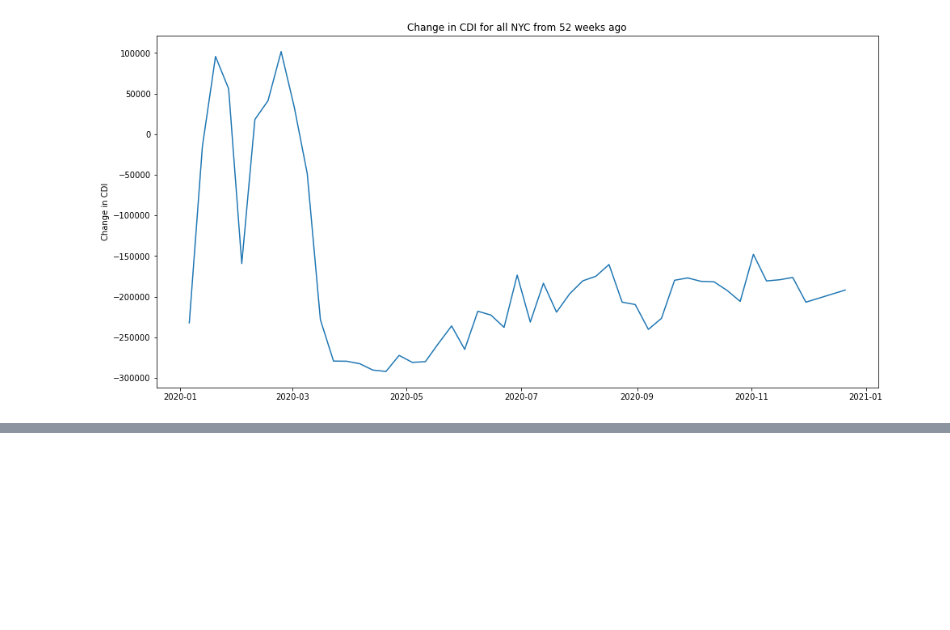
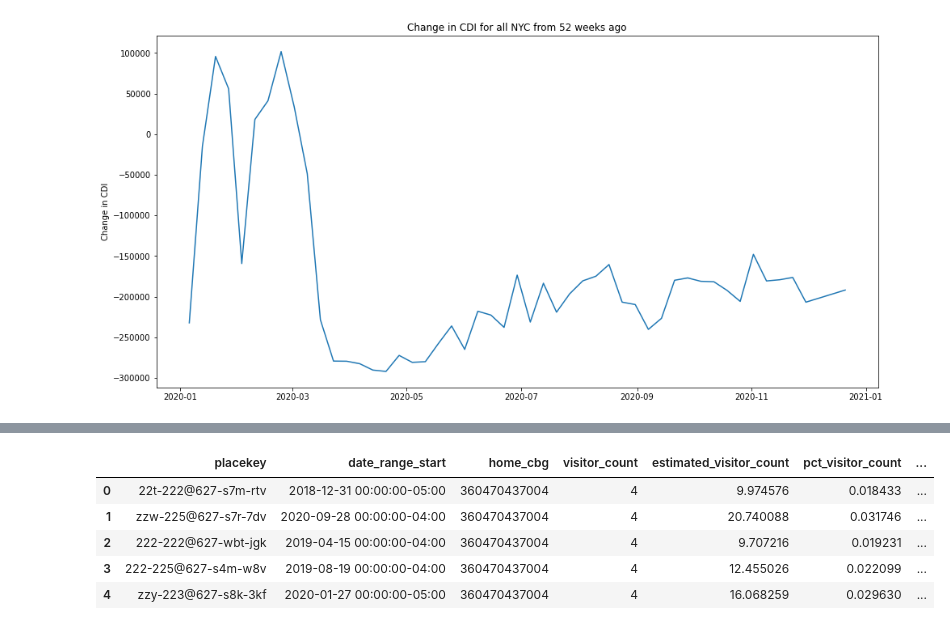
Before and after one commit to cpcarey/nyu-cusp-food-access, a Jupyter notebook: notebooks/plot_cdi.ipynb, the cells around one changed output, grey strips where cells are left out. Cells and saved outputs as stored; diff of their text form; code cells hidden in the pictures; blank space fills up the shorter version.

```diff
--- a/notebooks/plot_cdi.ipynb
+++ b/notebooks/plot_cdi.ipynb
@@ -104,0 +135,10 @@ plt.show()
+# %%
+merge_df = home_df.merge(cbg_df, how='inner', on=['home_cbg'])
+merge_df.head()
+# %% [output]
+|  | placekey | date_range_start | home_cbg | visitor_count | estimated_visitor_count | pct_visitor_count | ... |
+| 0 | 22t-222@627-s7m-rtv | 2018-12-31 00:00:00-05:00 | 360470437004 | 4 | 9.974576 | 0.018433 | ... |
+| 1 | zzw-225@627-s7r-7dv | 2020-09-28 00:00:00-04:00 | 360470437004 | 4 | 20.740088 | 0.031746 | ... |
+| 2 | 222-222@627-wbt-jgk | 2019-04-15 00:00:00-04:00 | 360470437004 | 4 | 9.707216 | 0.019231 | ... |
+| 3 | 222-225@627-s4m-w8v | 2019-08-19 00:00:00-04:00 | 360470437004 | 4 | 12.455026 | 0.022099 | ... |
+| 4 | zzy-223@627-s8k-3kf | 2020-01-27 00:00:00-05:00 | 360470437004 | 4 | 16.068259 | 0.029630 | ... |
```
Also changed, not shown: parts of 13 cells of this notebook, 4 other files.
